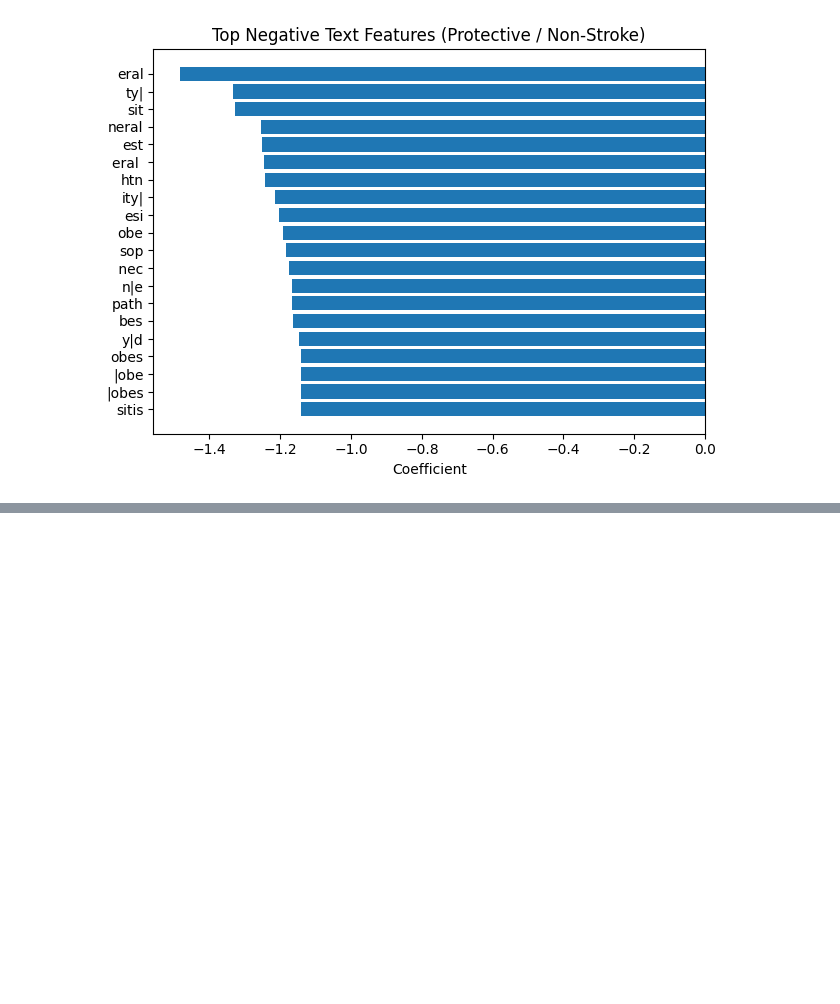
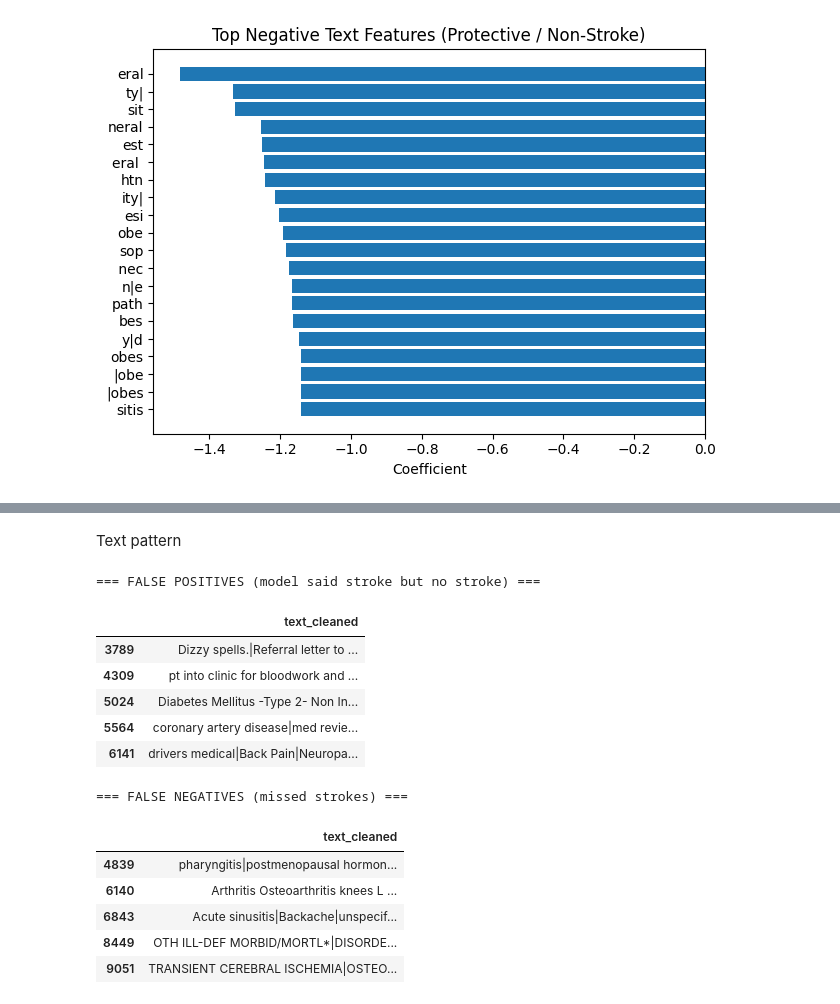
Before and after one commit to Hemn-Khdr/Multi-Model-AI, a Jupyter notebook: Phase3.ipynb, the cells around one changed output, grey strips where cells are left out. Cells and saved outputs as stored; diff of their text form; code cells hidden in the pictures; blank space fills up the shorter version.

```diff
--- a/Phase3.ipynb
+++ b/Phase3.ipynb
@@ -3386,0 +3448,29 @@ plt.show()
+# %% [markdown]
+Text pattern
+# %%
+# ============================================================
+# Step 6: Inspect text samples
+# ============================================================
+
+TEXT_COL = "text_cleaned"
+
+print("=== FALSE POSITIVES (model said stroke but no stroke) ===")
+display(FP[[TEXT_COL]].head(5))
+
+print("=== FALSE NEGATIVES (missed strokes) ===")
+display(FN[[TEXT_COL]].head(5))
+# %% [output]
+=== FALSE POSITIVES (model said stroke but no stroke) ===
+|  | text_cleaned |
+| 3789 | Dizzy spells.|Referral letter to ... |
+| 4309 | pt into clinic for bloodwork and ... |
+| 5024 | Diabetes Mellitus -Type 2- Non In... |
+| 5564 | coronary artery disease|med revie... |
+| 6141 | drivers medical|Back Pain|Neuropa... |
+=== FALSE NEGATIVES (missed strokes) ===
+|  | text_cleaned |
+| 4839 | pharyngitis|postmenopausal hormon... |
+| 6140 | Arthritis Osteoarthritis knees L ... |
+| 6843 | Acute sinusitis|Backache|unspecif... |
+| 8449 | OTH ILL-DEF MORBID/MORTL*|DISORDE... |
+| 9051 | TRANSIENT CEREBRAL ISCHEMIA|OSTEO... |
```
Also changed, not shown: parts of 17 cells of this notebook.
